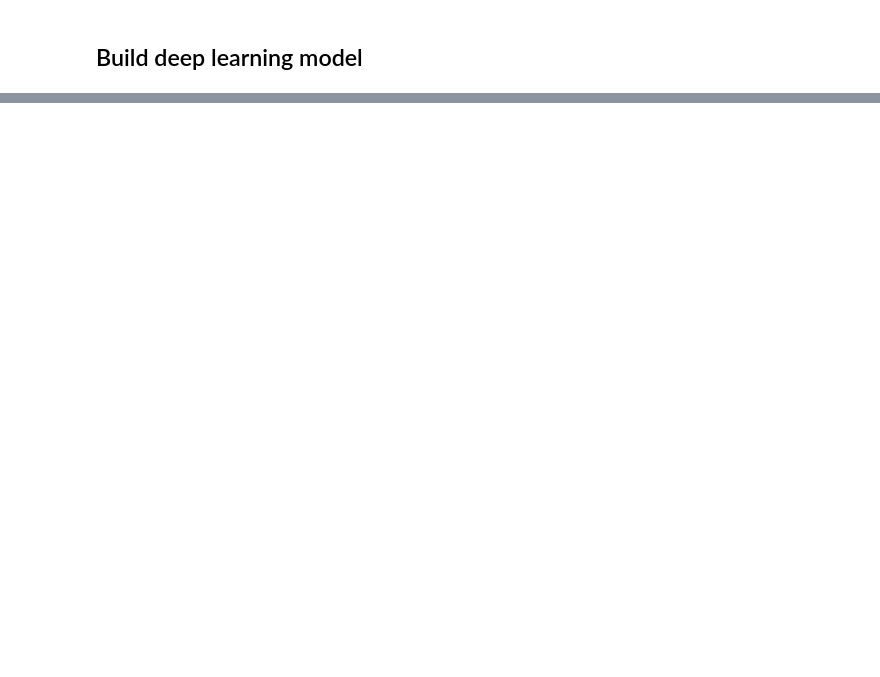
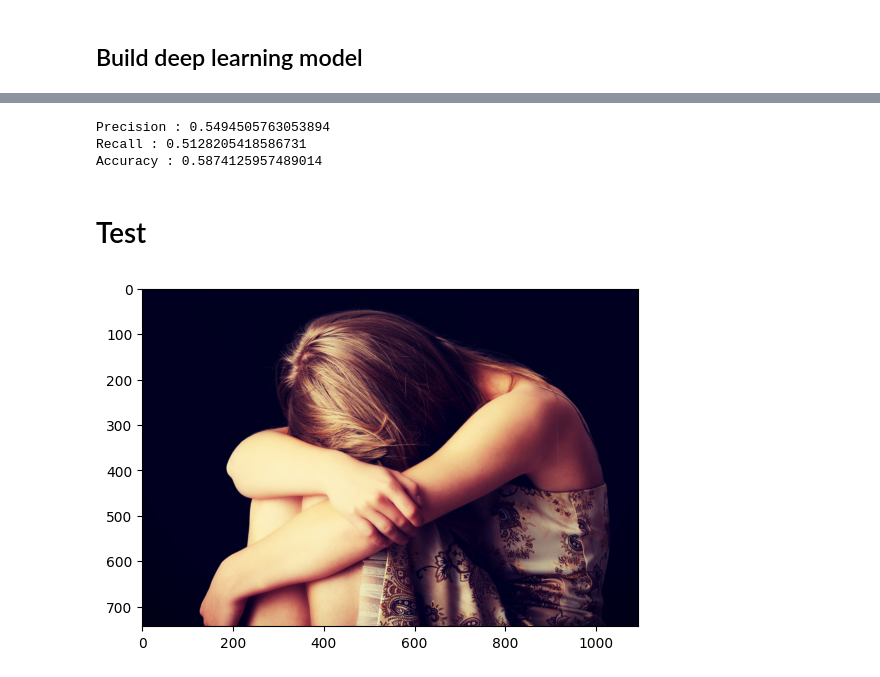
Before and after one commit to mrtaz77/Deep-CNN-Image-Classifier, a Jupyter notebook: Image Classifier.ipynb, the cells around one changed output, grey strips where cells are left out. Cells and saved outputs as stored; diff of their text form; code cells hidden in the pictures; blank space fills up the shorter version.

```diff
--- a/Image Classifier.ipynb
+++ b/Image Classifier.ipynb
@@ -374,0 +368,18 @@ plot_performance(hist)
+# %%
+print(f"Precision : {prec.result()}")
+print(f"Recall : {rec.result()}")
+print(f"Accuracy : {acc.result()}")
+# %% [output]
+Precision : 0.5494505763053894
+Recall : 0.5128205418586731
+Accuracy : 0.5874125957489014
+# %% [markdown]
+# Test
+# %%
+path_of_test_image = 'temp/test/sad/screen-shot-2014-07-31-at-6-09-12-pm.png'
+# %%
+img = cv2.imread(path_of_test_image)
+plt.imshow(cv2.cvtColor(img, cv2.COLOR_BGR2RGB))
+plt.show()
+# %% [output]
+[figure, added]
```
Also changed, not shown: parts of 93 cells of this notebook.
